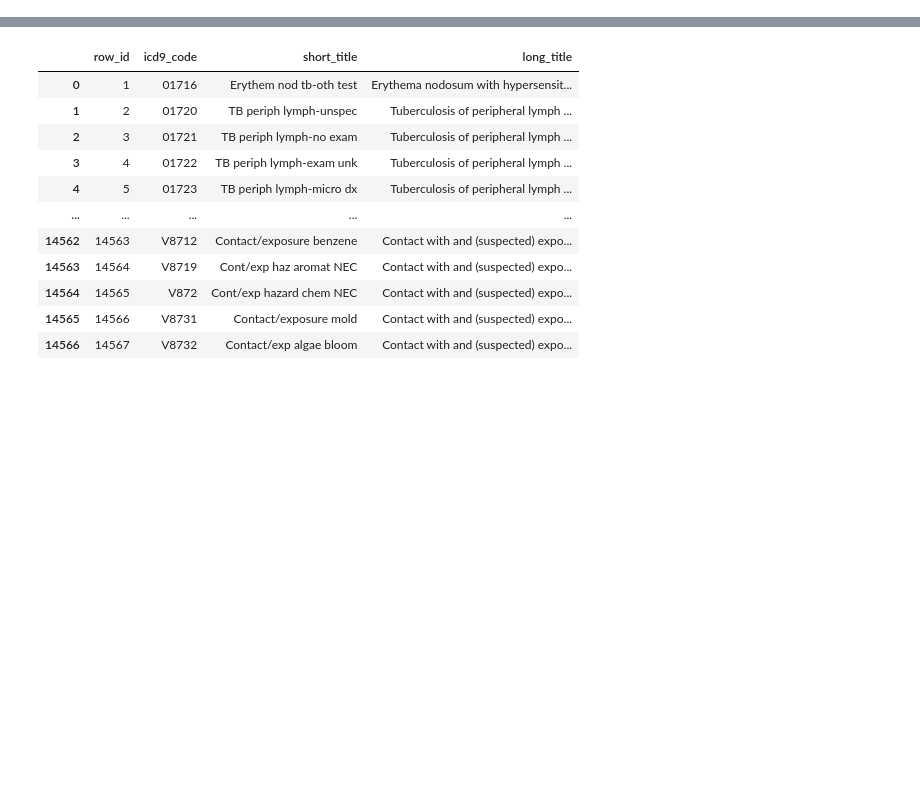
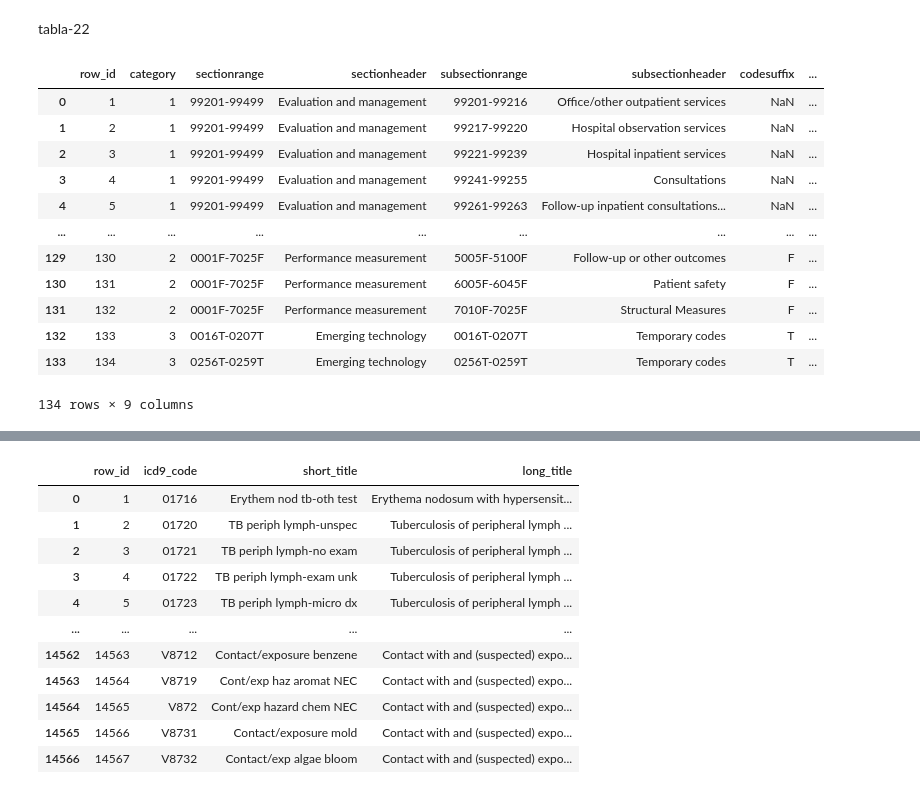
Before and after one commit to espadaone/PF_UCI-, a Jupyter notebook: Diccionario_Datos/Tablas_21_26.ipynb, the cells around one changed output, grey strips where cells are left out. Drawn from its saved outputs; the diff is of its cells as text; code cells hidden in the pictures; blank space fills up the shorter version.

```diff
--- a/Diccionario_Datos/Tablas_21_26.ipynb
+++ b/Diccionario_Datos/Tablas_21_26.ipynb
@@ -4,0 +65,19 @@ tabla
+# %% [markdown]
+tabla-22
+# %%
+D_CPT=pd.read_csv(r'https://raw.githubusercontent.com/espadaone/PF_UCI-/main/datasets/D_CPT.csv',sep=",")
+D_CPT #Diagnosticos y abreviados
+# %% [output]
+|  | row_id | category | sectionrange | sectionheader | subsectionrange | subsectionheader | codesuffix | ... |
+| 0 | 1 | 1 | 99201-99499 | Evaluation and management | 99201-99216 | Office/other outpatient services | NaN | ... |
+| 1 | 2 | 1 | 99201-99499 | Evaluation and management | 99217-99220 | Hospital observation services | NaN | ... |
+| 2 | 3 | 1 | 99201-99499 | Evaluation and management | 99221-99239 | Hospital inpatient services | NaN | ... |
+| 3 | 4 | 1 | 99201-99499 | Evaluation and management | 99241-99255 | Consultations | NaN | ... |
+| 4 | 5 | 1 | 99201-99499 | Evaluation and management | 99261-99263 | Follow-up inpatient consultations... | NaN | ... |
+| ... | ... | ... | ... | ... | ... | ... | ... | ... |
+| 129 | 130 | 2 | 0001F-7025F | Performance measurement | 5005F-5100F | Follow-up or other outcomes | F | ... |
+| 130 | 131 | 2 | 0001F-7025F | Performance measurement | 6005F-6045F | Patient safety | F | ... |
+| 131 | 132 | 2 | 0001F-7025F | Performance measurement | 7010F-7025F | Structural Measures | F | ... |
+| 132 | 133 | 3 | 0016T-0207T | Emerging technology | 0016T-0207T | Temporary codes | T | ... |
+| 133 | 134 | 3 | 0256T-0259T | Emerging technology | 0256T-0259T | Temporary codes | T | ... |
+134 rows × 9 columns
```
Also changed, not shown: parts of 46 cells of this notebook, 1 other file.
